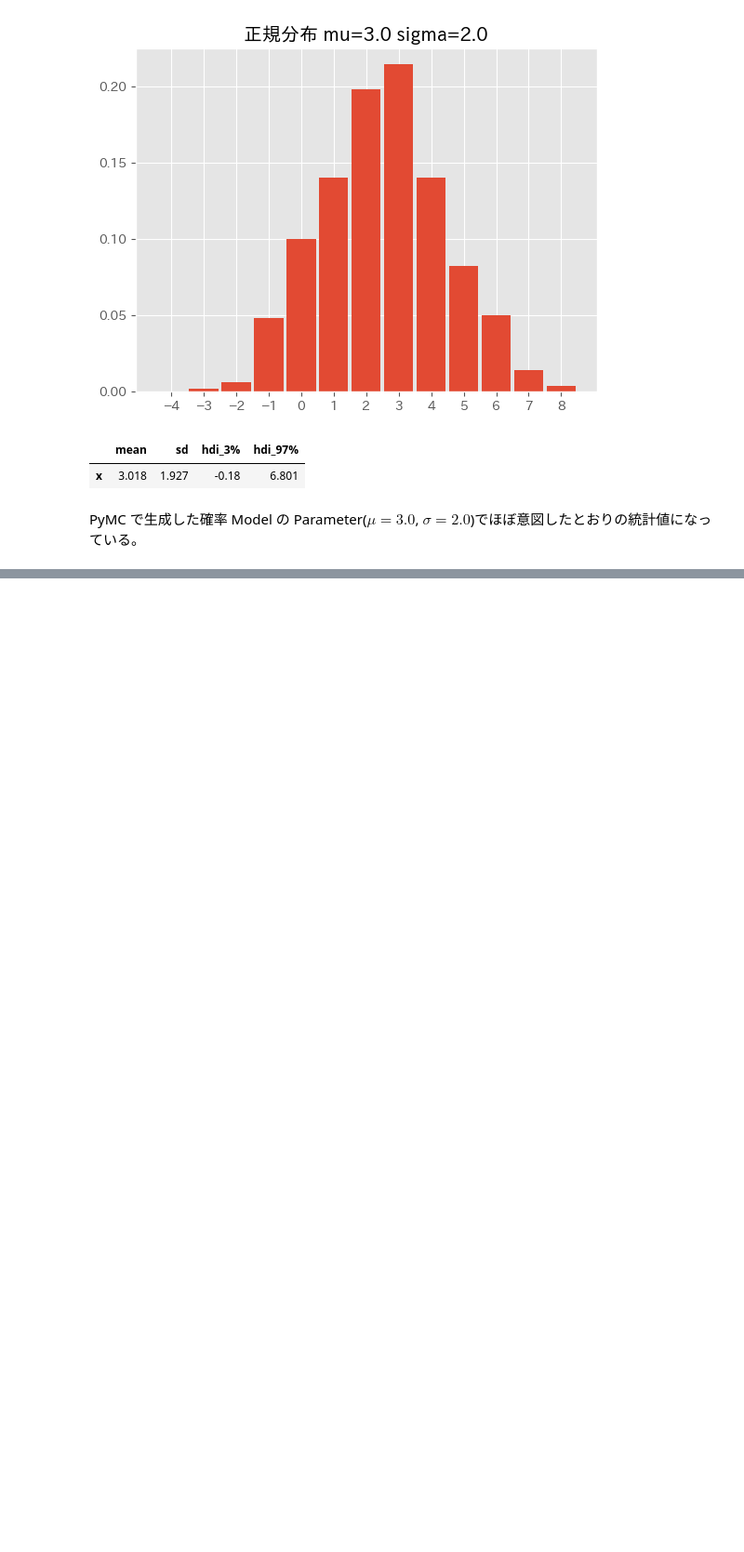
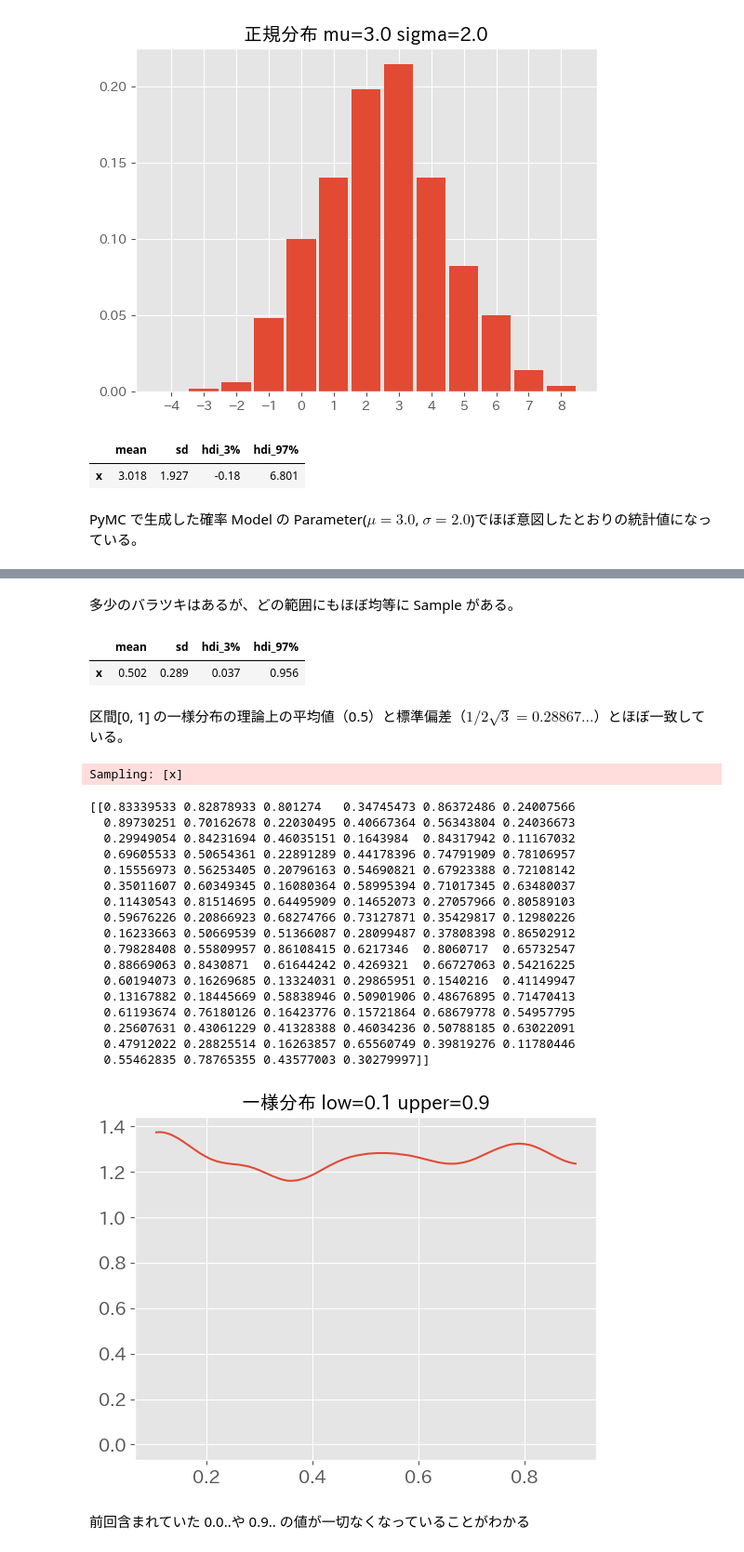
Before and after one commit to 1024xx4/py_bayes_intro, a Jupyter notebook: notebook.ipynb, the cells around one changed output, grey strips where cells are left out. Shown: that part at 93% size. Saved outputs shown, nothing was run; the diff lists cells and outputs as text; code cells hidden in the pictures; blank space fills up the shorter version.

```diff
--- a/notebook.ipynb
+++ b/notebook.ipynb
@@ -566,0 +636,55 @@ PyMC で生成した確率 Model の Parameter($\mu = 3.0$, $\sigma=2.0$)でほ
+# %% [markdown]
+多少のバラツキはあるが、どの範囲にもほぼ均等に Sample がある。
+# %%
+# Sampling結果の統計分析
+summary_uniform = az.summary(x_samples_uniform, kind='stats')
+display(summary_uniform)
+# %% [output]
+|  | mean | sd | hdi_3% | hdi_97% |
+| x | 0.502 | 0.289 | 0.037 | 0.956 |
+# %% [markdown]
+区間[0, 1] の一様分布の理論上の平均値（0.5）と標準偏差（$1 / 2\sqrt{3} = 0.28867...$）とほぼ一致している。
+# %%
+# 一様分布の確率 Model 定義（下限値: 0.1, 上限値: 0.9）と Sampling結果分析
+
+# Parameter
+lower = 0.1
+upper = 0.9
+
+model_uniform_2 = pm.Model()
+with model_uniform_2:
+    x = pm.Uniform('x', lower=lower, upper=upper)
+
+    # Sampling
+    prior_samples_uniform_2 = pm.sample_prior_predictive(random_seed=42)
+
+# Sample値抽出
+x_samples_uniform_2 = prior_samples_uniform_2['prior']['x'].values
+print(x_samples_uniform_2[:, :100])
+
+# Sample結果の可視化
+ax = az.plot_dist(x_samples_uniform_2)
+ax.set_title(f'一様分布 low={lower} upper={upper}')
+plt.show()
+# %% [output]
+Sampling: [x]
+[[0.83339533 0.82878933 0.801274   0.34745473 0.86372486 0.24007566
+  0.89730251 0.70162678 0.22030495 0.40667364 0.56343804 0.24036673
+  0.29949054 0.84231694 0.46035151 0.1643984  0.84317942 0.11167032
+  0.69605533 0.50654361 0.22891289 0.44178396 0.74791909 0.78106957
+  0.15556973 0.56253405 0.20796163 0.54690821 0.67923388 0.72108142
+  0.35011607 0.60349345 0.16080364 0.58995394 0.71017345 0.63480037
+  0.11430543 0.81514695 0.64495909 0.14652073 0.27057966 0.80589103
+  0.59676226 0.20866923 0.68274766 0.73127871 0.35429817 0.12980226
+  0.16233663 0.50669539 0.51366087 0.28099487 0.37808398 0.86502912
+  0.79828408 0.55809957 0.86108415 0.6217346  0.8060717  0.65732547
+  0.88669063 0.8430871  0.61644242 0.4269321  0.66727063 0.54216225
+  0.60194073 0.16269685 0.13324031 0.29865951 0.1540216  0.41149947
+  0.13167882 0.18445669 0.58838946 0.50901906 0.48676895 0.71470413
+  0.61193674 0.76180126 0.16423776 0.15721864 0.68679778 0.54957795
+  0.25607631 0.43061229 0.41328388 0.46034236 0.50788185 0.63022091
+  0.47912022 0.28825514 0.16263857 0.65560749 0.39819276 0.11780446
+  0.55462835 0.78765355 0.43577003 0.30279997]]
+[figure, added]
+# %% [markdown]
+前回含まれていた 0.0..や 0.9.. の値が一切なくなっていることがわかる
```
Also changed, not shown: parts of 5 cells of this notebook.
